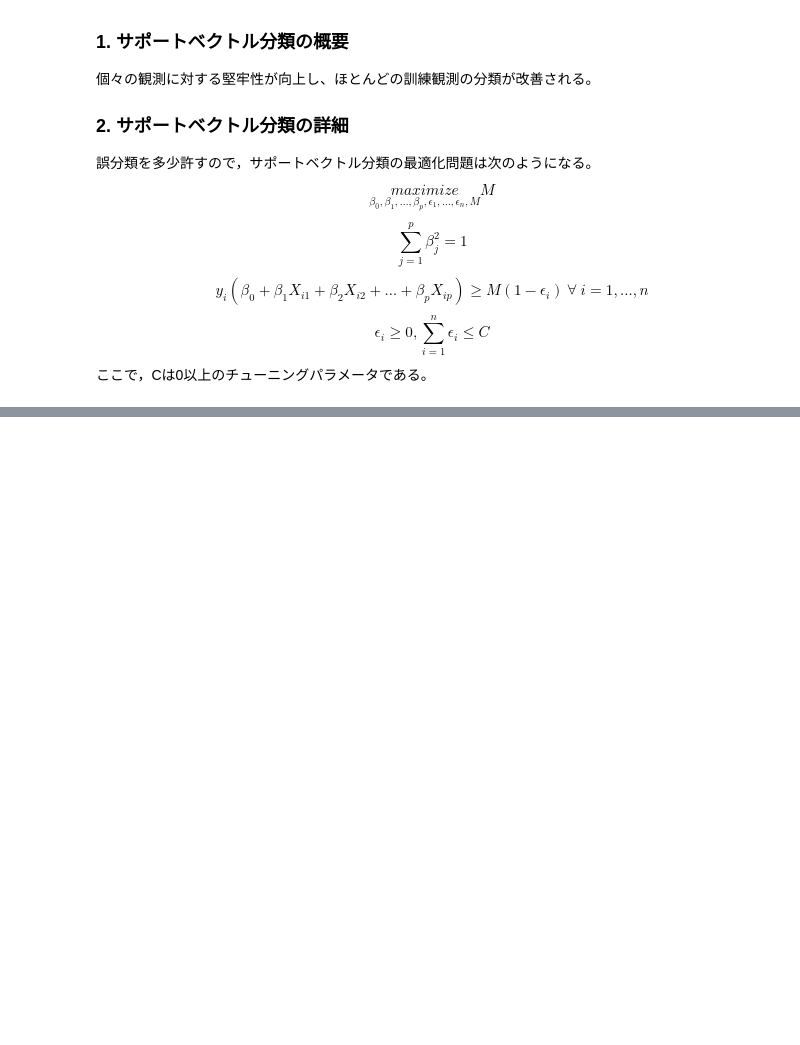
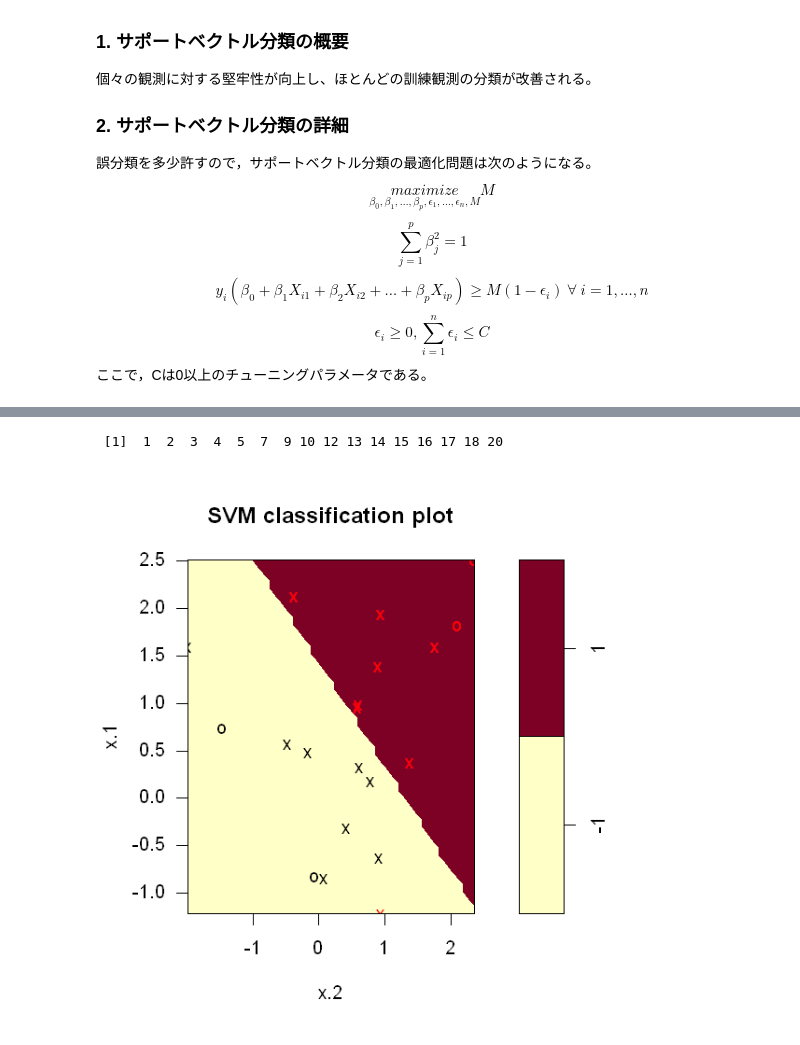
Before and after one commit to yellowmeteor/met_python.github.io, a Jupyter notebook: ISLR/9_Support_Vector_Machines.ipynb, the cells around one changed output, grey strips where cells are left out. Drawn from its saved outputs; the diff is of its cells as text; code cells hidden in the pictures; blank space fills up the shorter version.

```diff
--- a/ISLR/9_Support_Vector_Machines.ipynb
+++ b/ISLR/9_Support_Vector_Machines.ipynb
@@ -76,0 +131,8 @@ $$
+# %%
+# smaller cost →　larger number of support vectors
+svmfit = svm(y~., data=dat, kernel='linear', cost=0.1, scale=FALSE)
+plot(svmfit, dat)
+print(svmfit$index)
+# %% [output]
+ [1]  1  2  3  4  5  7  9 10 12 13 14 15 16 17 18 20
+[figure, added]
```
Also changed, not shown: parts of 20 cells of this notebook.
